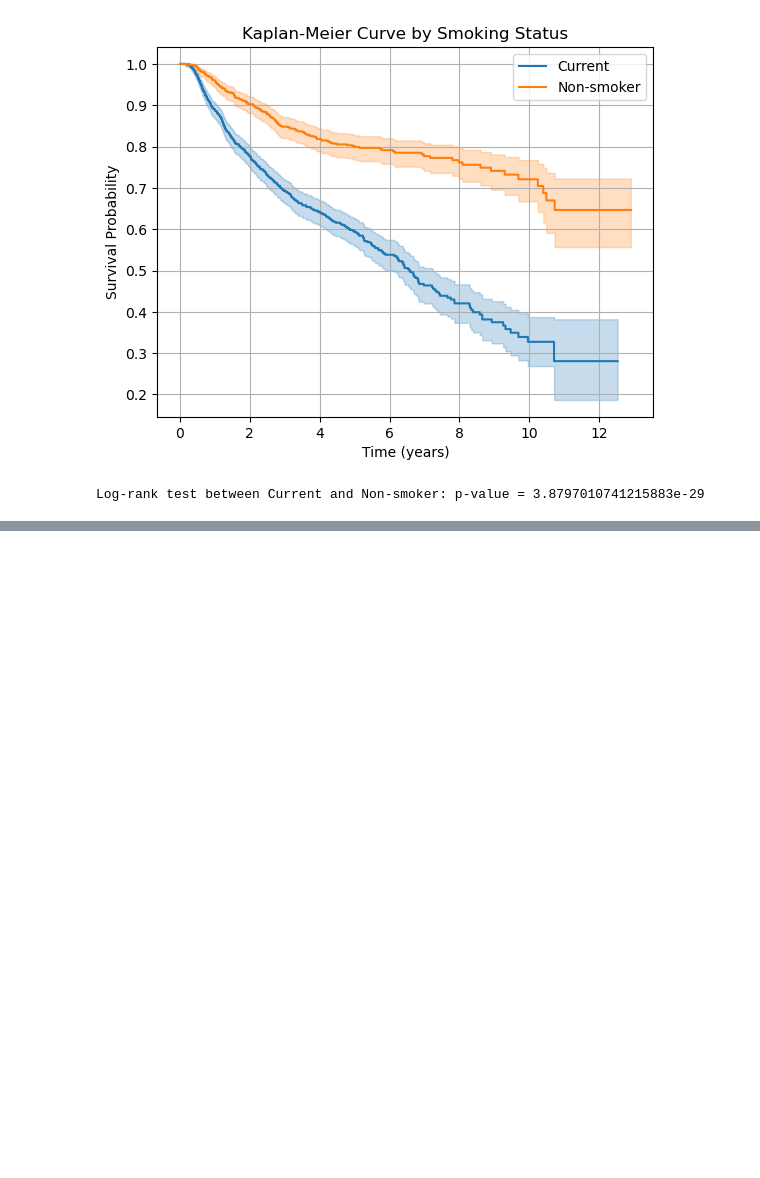
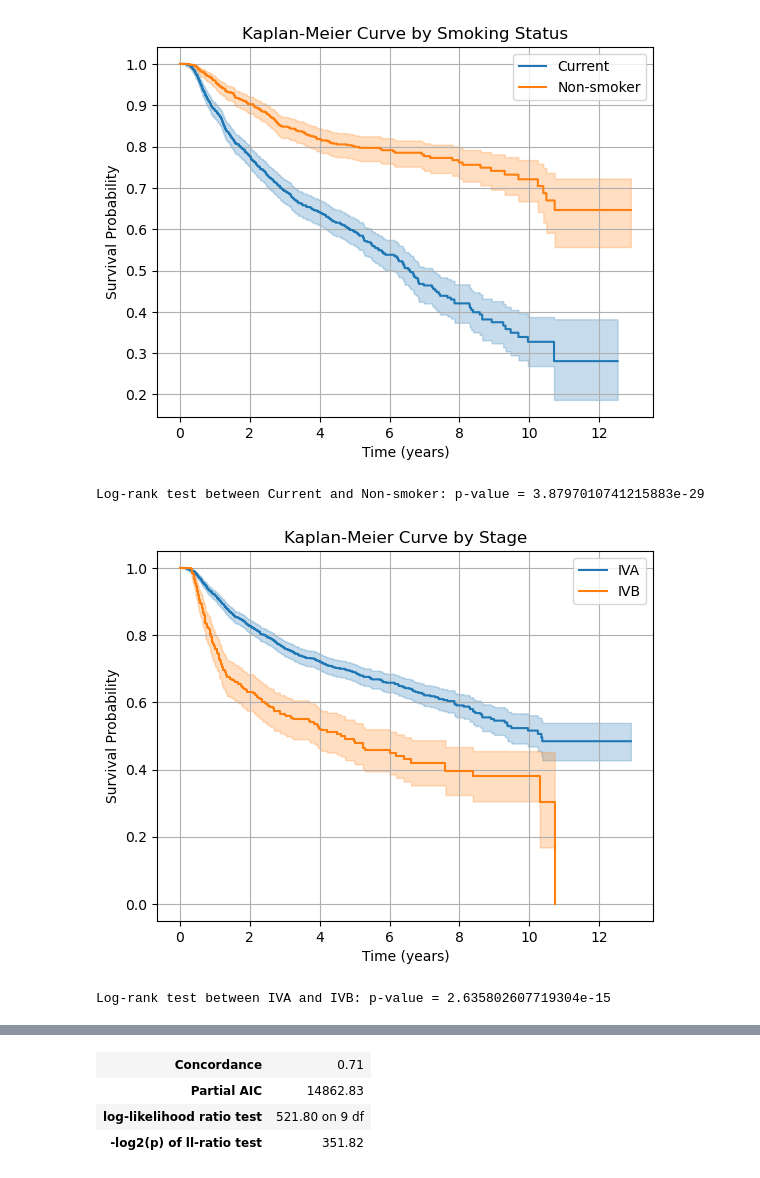
Before and after one commit to rachelayorke/Survival-Analysis, a Jupyter notebook: Scripts/main.ipynb, the cells around one changed output, grey strips where cells are left out. Cells and saved outputs as stored; diff of their text form; code cells hidden in the pictures; blank space fills up the shorter version.

Commit message:
Added cox proportional hazards regression

```diff
--- a/Scripts/main.ipynb
+++ b/Scripts/main.ipynb
@@ -1,7 +1,7 @@
 # %%
 import pandas as pd
-from lifelines import KaplanMeierFitter
-from lifelines.statistics import logrank_test
+from lifelines import KaplanMeierFitter, CoxPHFitter
+from lifelines.statistics import logrank_test, proportional_hazard_test
 import matplotlib.pyplot as plt
 
 # Read in data
@@ -15,30 +15,33 @@ def plot_km(clinical, group_col, group1, group2):
     kmf = KaplanMeierFitter()
 
     # Subset groups
     group1_data = clinical[clinical[group_col] == group1]
     group2_data = clinical[clinical[group_col] == group2]
 
     # Fit curves
     kmf.fit(group1_data['Length FU'], event_observed=group1_data['Event'], label = group1)
     kmf.plot_survival_function()
 
     kmf.fit(group2_data['Length FU'], event_observed=group2_data['Event'], label = group2)
     kmf.plot_survival_function()
 
     # Plot config
     plt.style.use('default')
     plt.title(f'Kaplan-Meier Curve by {group_col}')
     plt.xlabel('Time (years)')
     plt.ylabel('Survival Probability')
     plt.grid(True)
     plt.show()
 
     # Perform Log-Rank test
     lrt = logrank_test(group1_data['Length FU'], group2_data['Length FU'],
                        event_observed_A=group1_data['Event'], event_observed_B=group2_data['Event'])
     print(f'Log-rank test between {group1} and {group2}: p-value = {lrt.p_value}')
 
 plot_km(clinical, 'Smoking Status', 'Current', 'Non-smoker')
+plot_km(clinical, 'Stage', 'IVA', 'IVB')
 # %% [output]
 [figure]
 Log-rank test between Current and Non-smoker: p-value = 3.8797010741215883e-29
+[figure, added]
+Log-rank test between IVA and IVB: p-value = 2.635802607719304e-15
@@ -44,0 +66,4 @@ Log-rank test between Current and Non-smoker: p-value = 3.8797010741215883e-29
+| Concordance | 0.71 |
+| Partial AIC | 14862.83 |
+| log-likelihood ratio test | 521.80 on 9 df |
+| -log2(p) of ll-ratio test | 351.82 |
```
Also changed, not shown: parts of 2 cells of this notebook.
